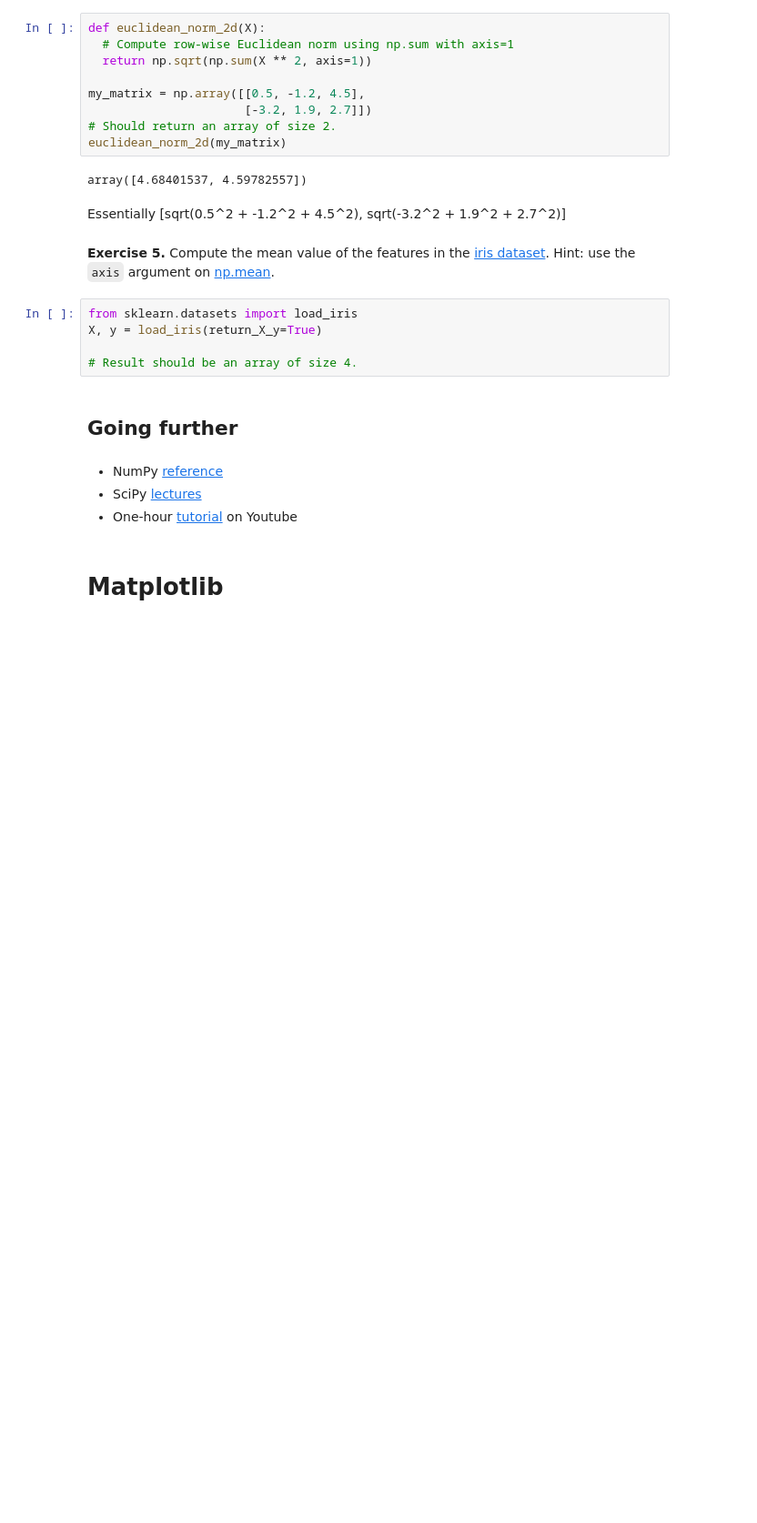
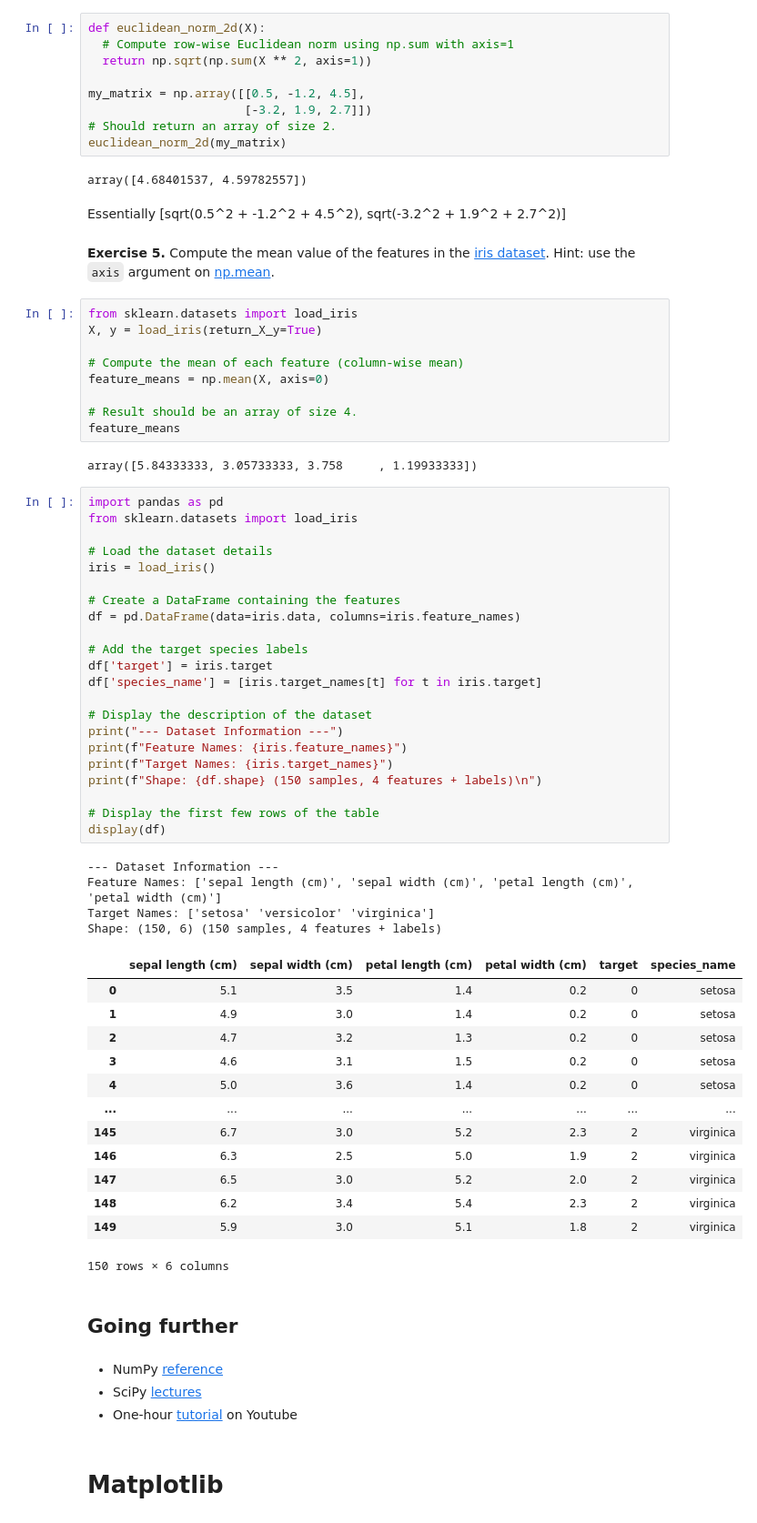
Before and after one commit to crewsp-gitz/PythonLearning, a Jupyter notebook: notebooks/01_python_basics.ipynb, the cells around one changed output. Shown at 91% size. Cells and saved outputs as stored; diff of their text form; blank space fills up the shorter version.

```diff
--- a/notebooks/01_python_basics.ipynb
+++ b/notebooks/01_python_basics.ipynb
@@ -555,7 +557,53 @@ Essentially [sqrt(0.5^2 + -1.2^2 + 4.5^2), sqrt(-3.2^2 + 1.9^2 + 2.7^2)]
 from sklearn.datasets import load_iris
 X, y = load_iris(return_X_y=True)
 
+# Compute the mean of each feature (column-wise mean)
+feature_means = np.mean(X, axis=0)
+
 # Result should be an array of size 4.
+feature_means
+# %% [output]
+array([5.84333333, 3.05733333, 3.758     , 1.19933333])
+# %%
+import pandas as pd
+from sklearn.datasets import load_iris
+
+# Load the dataset details
+iris = load_iris()
+
+# Create a DataFrame containing the features
+df = pd.DataFrame(data=iris.data, columns=iris.feature_names)
+
+# Add the target species labels
+df['target'] = iris.target
+df['species_name'] = [iris.target_names[t] for t in iris.target]
+
+# Display the description of the dataset
+print("--- Dataset Information ---")
+print(f"Feature Names: {iris.feature_names}")
+print(f"Target Names: {iris.target_names}")
+print(f"Shape: {df.shape} (150 samples, 4 features + labels)\n")
+
+# Display the first few rows of the table
+display(df)
+# %% [output]
+--- Dataset Information ---
+Feature Names: ['sepal length (cm)', 'sepal width (cm)', 'petal length (cm)', 'petal width (cm)']
+Target Names: ['setosa' 'versicolor' 'virginica']
+Shape: (150, 6) (150 samples, 4 features + labels)
+|  | sepal length (cm) | sepal width (cm) | petal length (cm) | petal width (cm) | target | species_name |
+| 0 | 5.1 | 3.5 | 1.4 | 0.2 | 0 | setosa |
+| 1 | 4.9 | 3.0 | 1.4 | 0.2 | 0 | setosa |
+| 2 | 4.7 | 3.2 | 1.3 | 0.2 | 0 | setosa |
+| 3 | 4.6 | 3.1 | 1.5 | 0.2 | 0 | setosa |
+| 4 | 5.0 | 3.6 | 1.4 | 0.2 | 0 | setosa |
+| ... | ... | ... | ... | ... | ... | ... |
+| 145 | 6.7 | 3.0 | 5.2 | 2.3 | 2 | virginica |
+| 146 | 6.3 | 2.5 | 5.0 | 1.9 | 2 | virginica |
+| 147 | 6.5 | 3.0 | 5.2 | 2.0 | 2 | virginica |
+| 148 | 6.2 | 3.4 | 5.4 | 2.3 | 2 | virginica |
+| 149 | 5.9 | 3.0 | 5.1 | 1.8 | 2 | virginica |
+150 rows × 6 columns
 # %% [markdown]
 ## Going further
 # %% [markdown]
```
Also changed, not shown: parts of 6 cells of this notebook.
